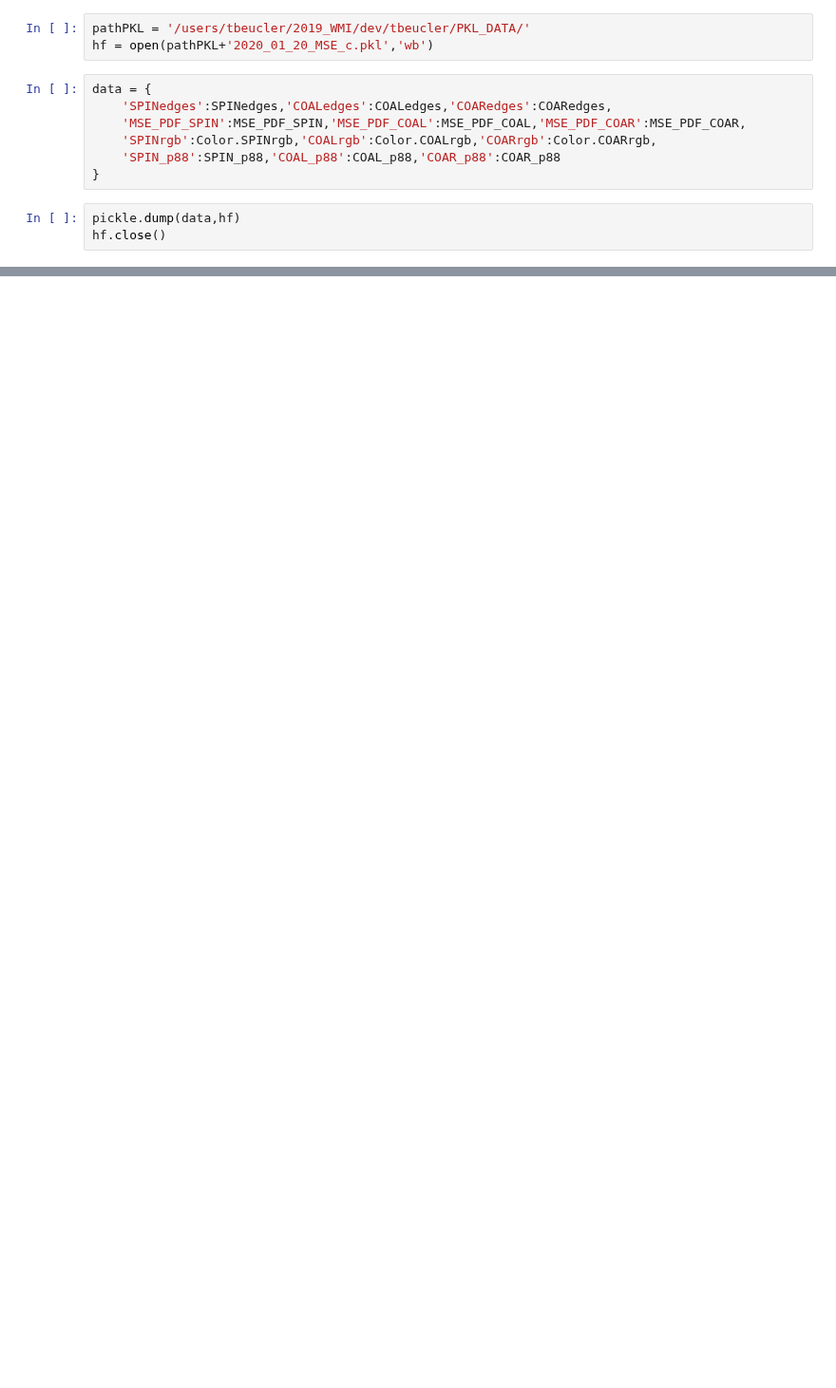
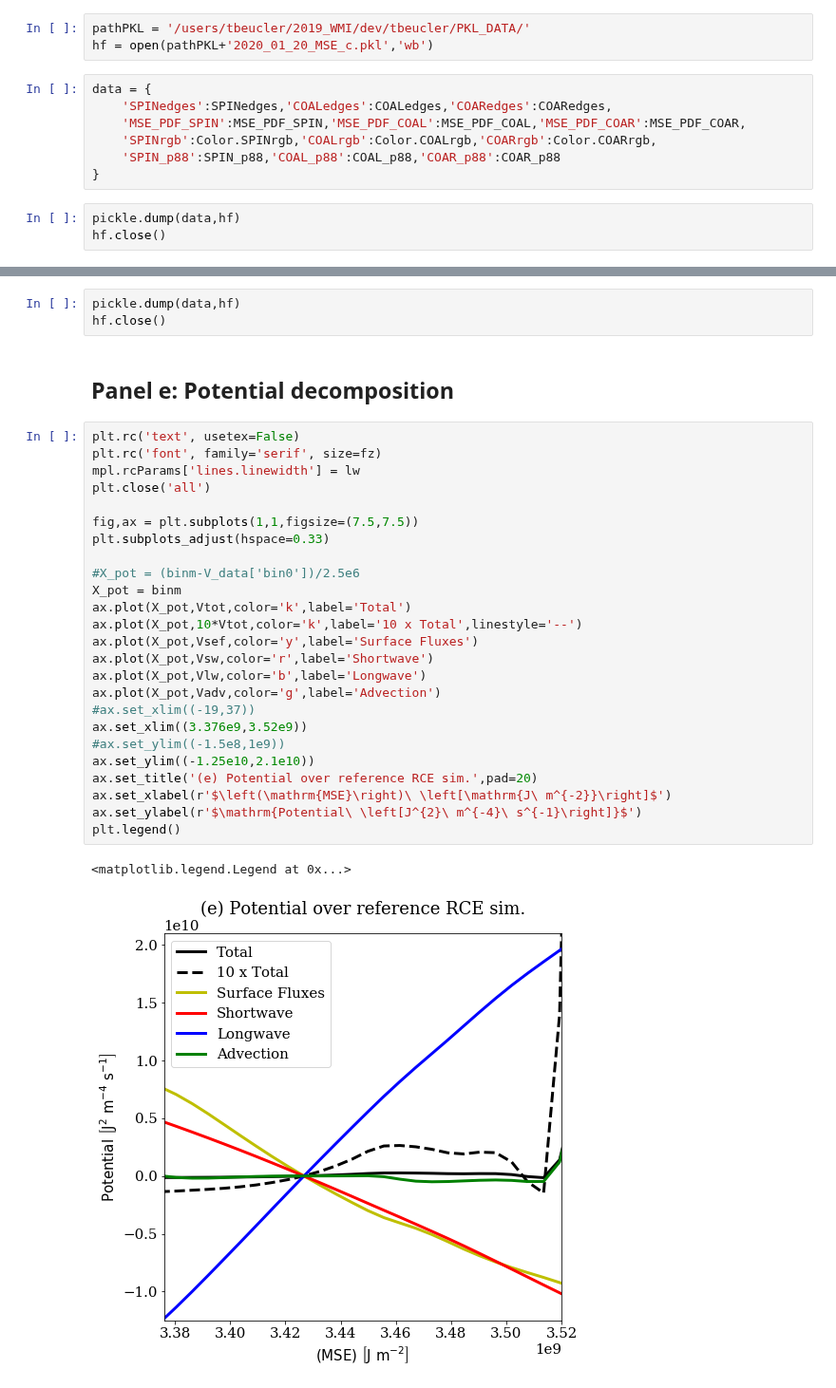
Before and after one commit to tbeucler/2019_WMI, a Jupyter notebook: dev/tbeucler/017_MSE_potential_decomposition.ipynb, the cells around one changed output, grey strips where cells are left out. Shown at 95% size. Saved outputs shown, nothing was run; the diff lists cells and outputs as text; blank space fills up the shorter version.

```diff
--- a/dev/tbeucler/017_MSE_potential_decomposition.ipynb
+++ b/dev/tbeucler/017_MSE_potential_decomposition.ipynb
@@ -271,0 +345,33 @@ hf.close()
+# %%
+pickle.dump(data,hf)
+hf.close()
+# %% [markdown]
+## Panel e: Potential decomposition
+# %%
+plt.rc('text', usetex=False)
+plt.rc('font', family='serif', size=fz)
+mpl.rcParams['lines.linewidth'] = lw
+plt.close('all')
+
+fig,ax = plt.subplots(1,1,figsize=(7.5,7.5))
+plt.subplots_adjust(hspace=0.33)
+
+#X_pot = (binm-V_data['bin0'])/2.5e6
+X_pot = binm
+ax.plot(X_pot,Vtot,color='k',label='Total')
+ax.plot(X_pot,10*Vtot,color='k',label='10 x Total',linestyle='--')
+ax.plot(X_pot,Vsef,color='y',label='Surface Fluxes')
+ax.plot(X_pot,Vsw,color='r',label='Shortwave')
+ax.plot(X_pot,Vlw,color='b',label='Longwave')
+ax.plot(X_pot,Vadv,color='g',label='Advection')
+#ax.set_xlim((-19,37))
+ax.set_xlim((3.376e9,3.52e9))
+#ax.set_ylim((-1.5e8,1e9))
+ax.set_ylim((-1.25e10,2.1e10))
+ax.set_title('(e) Potential over reference RCE sim.',pad=20)
+ax.set_xlabel(r'$\left(\mathrm{MSE}\right)\ \left[\mathrm{J\ m^{-2}}\right]$')
+ax.set_ylabel(r'$\mathrm{Potential\ \left[J^{2}\ m^{-4}\ s^{-1}\right]}$')
+plt.legend()
+# %% [output]
+<matplotlib.legend.Legend at 0x...>
+[figure, added]
```
Also changed, not shown: parts of 23 cells of this notebook.
